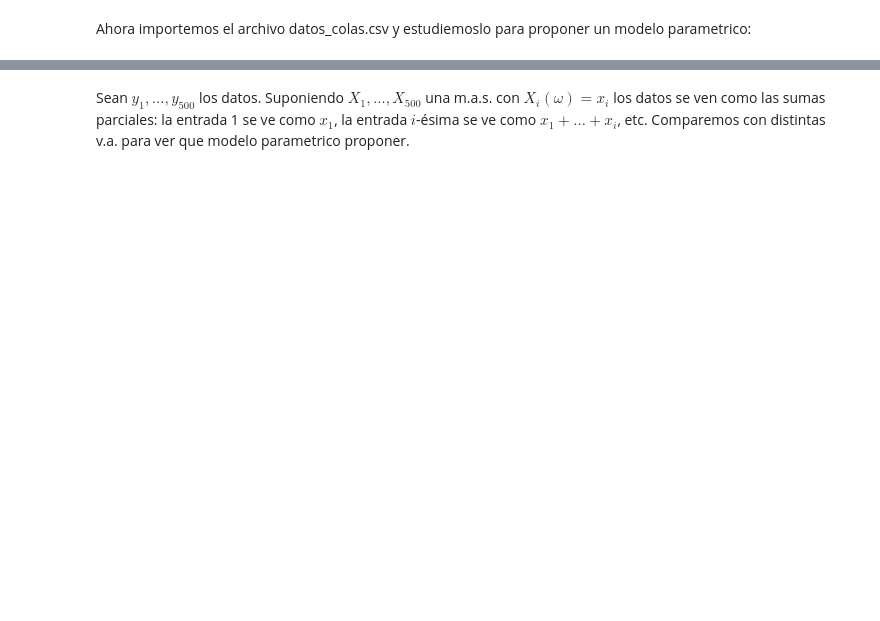
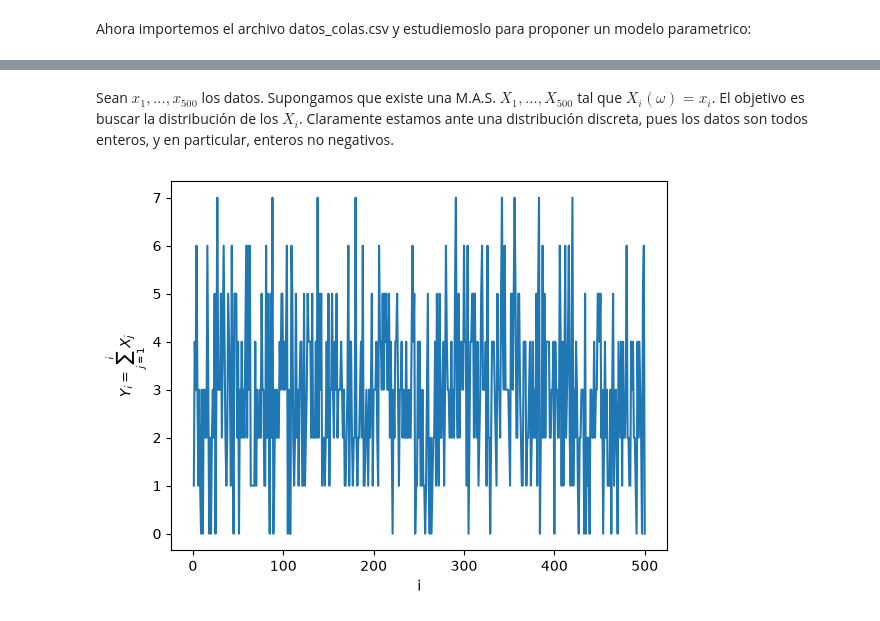
Before and after one commit to benjitabravocarvajal-spec/Tarea-1-estadistica, a Jupyter notebook: notebooks/tarea_1_parte_2.ipynb, the cells around one changed output, grey strips where cells are left out. Saved outputs shown, nothing was run; the diff lists cells and outputs as text; code cells hidden in the pictures; blank space fills up the shorter version.

```diff
--- a/notebooks/tarea_1_parte_2.ipynb
+++ b/notebooks/tarea_1_parte_2.ipynb
@@ -164,3 +168,14 @@ plt.show()
 # %% [markdown]
-Sean $y_1,\dots,y_{500}$ los datos. Suponiendo $X_1, \dots, X_{500}$ una m.a.s. con $X_i(\omega)=x_i$ los datos se ven como las sumas parciales: la entrada 1 se ve como $x_1$, la entrada $i$-ésima se ve como $x_1+\dots +x_i$, etc.
-Comparemos con distintas v.a. para ver que modelo parametrico proponer.
+Sean $x_1,\dots,x_{500}$ los datos. Supongamos que existe una M.A.S. $X_1, \dots , X_{500}$ tal que $X_i(\omega)=x_i$. El objetivo es buscar la distribución de los $X_i$. Claramente estamos ante una distribución discreta, pues los datos son todos enteros, y en particular, enteros no negativos.
+# %%
+x_colas = df["samples"].to_numpy()
+
+m = len(x_colas)
+i = np.arange(1, m + 1)
+
+plt.plot(i, x_colas)
+plt.xlabel("i")
+plt.ylabel(r"$Y_i = \sum_{j=1}^i X_j$")
+plt.show()
+# %% [output]
+[figure, added]
```
Also changed, not shown: parts of 15 cells of this notebook.
